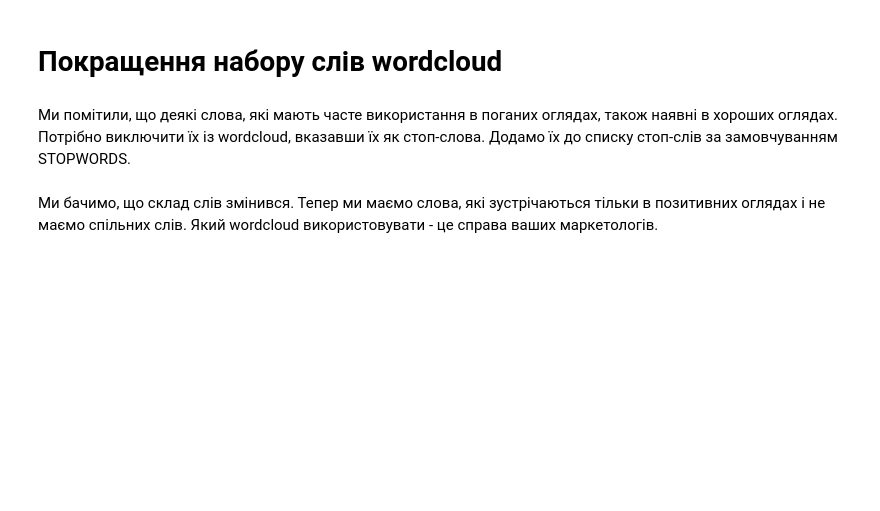
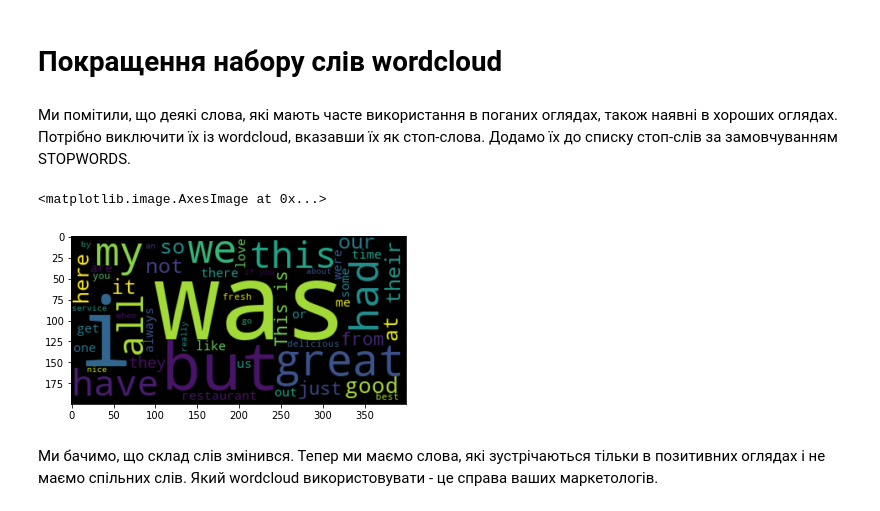
Before and after one commit to MaksymBondarchuk/Data-analysis-methods-labs, a Jupyter notebook: 06_завдання.ipynb, the cells around one changed output. Cells and saved outputs as stored; diff of their text form; code cells hidden in the pictures; blank space fills up the shorter version.

```diff
--- a/06_завдання.ipynb
+++ b/06_завдання.ipynb
@@ -42,8 +67,8 @@ star_counts.sort_index().plot(kind='bar')
 # task, filter the 'text' column using the 'stars' column to create Series of good and bad review text
 # call the results good_review_text and bad_review_text, respectively
 # two lines of code here:
-good_review_text = None
-bad_review_text = None
+good_review_text = reviews[reviews['stars'] == 5]['text']
+bad_review_text = reviews[reviews['stars'] <= 3]['text']
 # %% [markdown]
 Тепер ми можемо перевірити, скільки у нас рядків, і чи схожі вони на кількість відгуків, які ми очікували від розподілу рейтингів зірок.
 # %%
@@ -56,8 +85,8 @@ bad_review_text.shape
 # task: select the first 1000 items in each of the good and bad review text Series and chain the
 # str.lower() method to convert characters to lower case. Save the results back in place.
 # two lines of code here:
-good_review_text = None
-bad_review_text = None
+good_review_text = good_review_text[:1000]
+bad_review_text = bad_review_text[:1000]
 # %%
 # Check first few good reviews
 good_review_text.head()
@@ -75,8 +118,8 @@ None
 # %%
 # task: combine all the good and bad review text into a single string for each
 # two lines of code here
-good_text = None
-bad_text = None
+good_text = good_review_text.str.cat()
+bad_text = bad_review_text.str.cat()
 # %% [markdown]
 ### Wordcloud з хороших слів
 # %% [markdown]
@@ -124,8 +175,11 @@ None
 # %%
 # task: generate a better wordcloud of good review words, max 50 words
 # one line of code here, call the result better_wordcloud
-better_wordcloud = None
+better_wordcloud = WordCloud(stopwords=bad_stopwords, max_words=50).generate(good_text)
 plt.imshow(better_wordcloud, interpolation='bilinear')
+# %% [output]
+<matplotlib.image.AxesImage at 0x...>
+[figure, added]
 # %% [markdown]
 Ми бачимо, що склад слів змінився. Тепер ми маємо слова, які зустрічаються тільки в позитивних оглядах і не маємо спільних слів. Який wordcloud використовувати - це справа ваших маркетологів.
 # %% [markdown]
```
Also changed, not shown: parts of 17 cells of this notebook, 1 other file.
